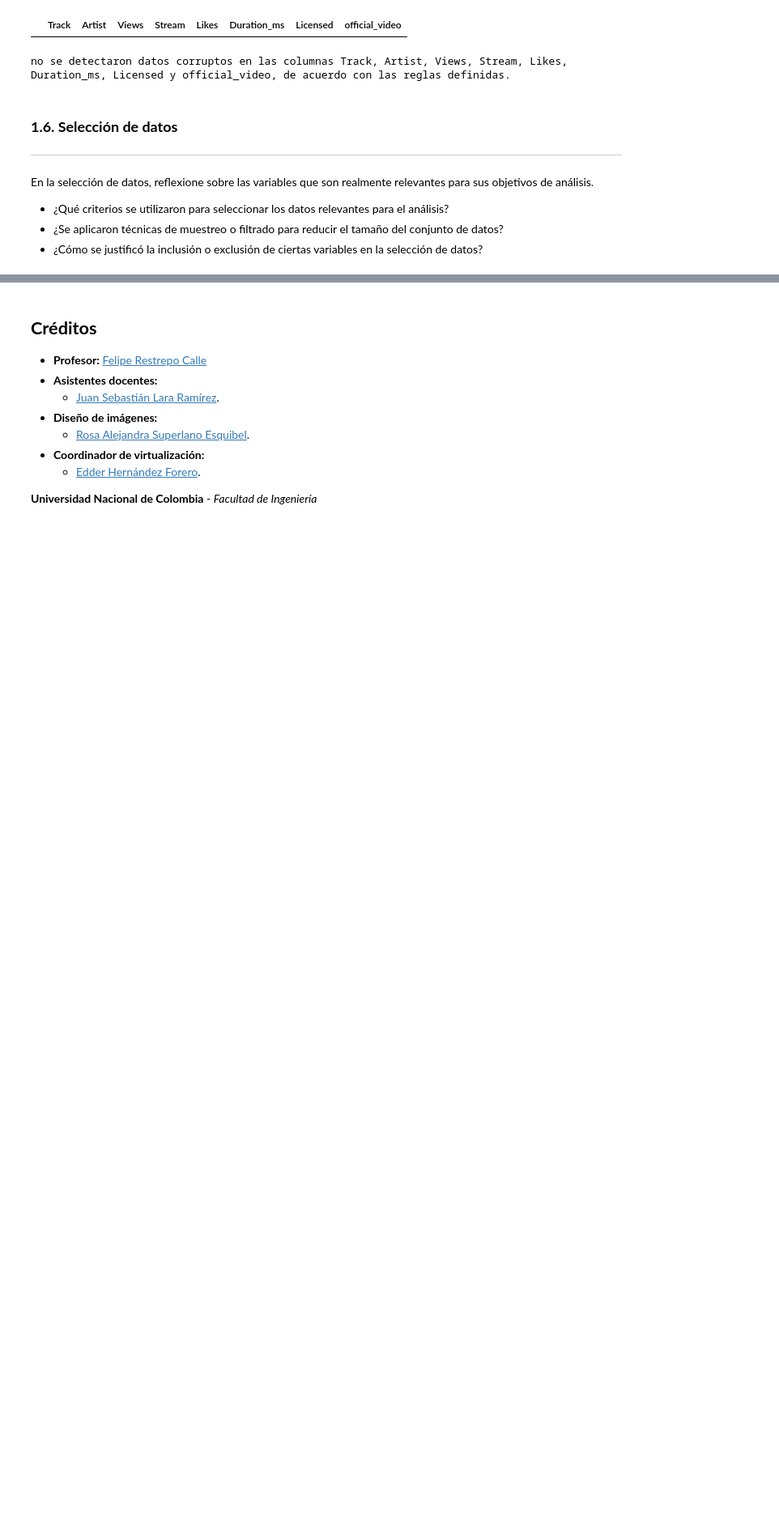
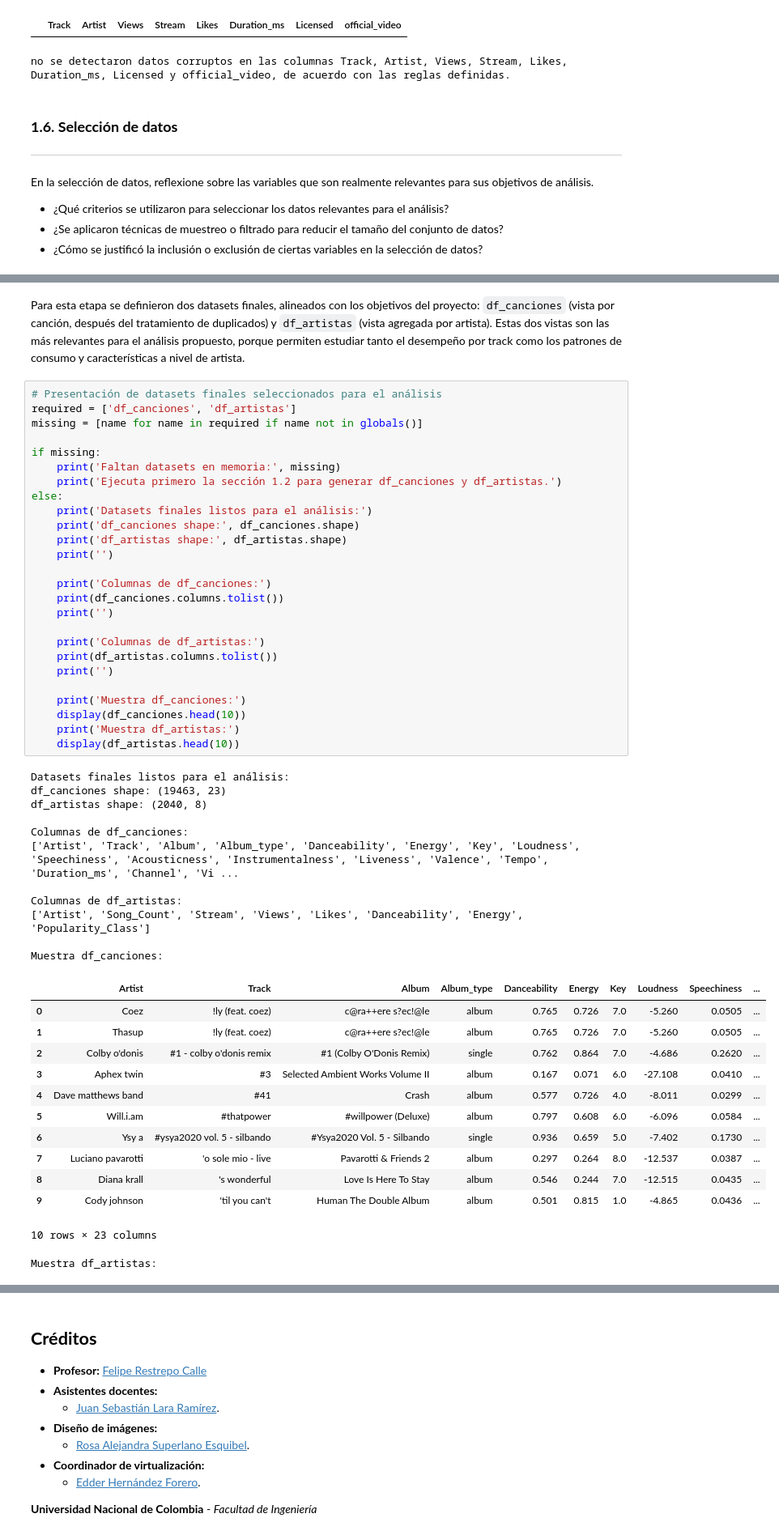
Before and after one commit to Locotin/diplomado-mlds, a Jupyter notebook: AVD/Proyecto/fase 3/M1U4_fase_3_Preparación_de_los_datos.ipynb, the cells around one changed output, grey strips where cells are left out. Shown at 81% size. Cells and saved outputs as stored; diff of their text form; blank space fills up the shorter version.

```diff
--- a/AVD/Proyecto/fase 3/M1U4_fase_3_Preparación_de_los_datos.ipynb
+++ b/AVD/Proyecto/fase 3/M1U4_fase_3_Preparación_de_los_datos.ipynb
@@ -532,0 +500,53 @@ Validacion - columnas excluidas removidas: True
+# %% [markdown]
+Para esta etapa se definieron dos datasets finales, alineados con los objetivos del proyecto: `df_canciones` (vista por canción, después del tratamiento de duplicados) y `df_artistas` (vista agregada por artista). Estas dos vistas son las más relevantes para el análisis propuesto, porque permiten estudiar tanto el desempeño por track como los patrones de consumo y características a nivel de artista.
+# %%
+# Presentación de datasets finales seleccionados para el análisis
+required = ['df_canciones', 'df_artistas']
+missing = [name for name in required if name not in globals()]
+
+if missing:
+    print('Faltan datasets en memoria:', missing)
+    print('Ejecuta primero la sección 1.2 para generar df_canciones y df_artistas.')
+else:
+    print('Datasets finales listos para el análisis:')
+    print('df_canciones shape:', df_canciones.shape)
+    print('df_artistas shape:', df_artistas.shape)
+    print('')
+
+    print('Columnas de df_canciones:')
+    print(df_canciones.columns.tolist())
+    print('')
+
+    print('Columnas de df_artistas:')
+    print(df_artistas.columns.tolist())
+    print('')
+
+    print('Muestra df_canciones:')
+    display(df_canciones.head(10))
+    print('Muestra df_artistas:')
+    display(df_artistas.head(10))
+# %% [output]
+Datasets finales listos para el análisis:
+df_canciones shape: (19463, 23)
+df_artistas shape: (2040, 8)
+
+Columnas de df_canciones:
+['Artist', 'Track', 'Album', 'Album_type', 'Danceability', 'Energy', 'Key', 'Loudness', 'Speechiness', 'Acousticness', 'Instrumentalness', 'Liveness', 'Valence', 'Tempo', 'Duration_ms', 'Channel', 'Vi ...
+
+Columnas de df_artistas:
+['Artist', 'Song_Count', 'Stream', 'Views', 'Likes', 'Danceability', 'Energy', 'Popularity_Class']
+
+Muestra df_canciones:
+|  | Artist | Track | Album | Album_type | Danceability | Energy | Key | Loudness | Speechiness | ... |
+| 0 | Coez | !ly (feat. coez) | c@ra++ere s?ec!@le | album | 0.765 | 0.726 | 7.0 | -5.260 | 0.0505 | ... |
+| 1 | Thasup | !ly (feat. coez) | c@ra++ere s?ec!@le | album | 0.765 | 0.726 | 7.0 | -5.260 | 0.0505 | ... |
+| 2 | Colby o'donis | #1 - colby o'donis remix | #1 (Colby O'Donis Remix) | single | 0.762 | 0.864 | 7.0 | -4.686 | 0.2620 | ... |
+| 3 | Aphex twin | #3 | Selected Ambient Works Volume II | album | 0.167 | 0.071 | 6.0 | -27.108 | 0.0410 | ... |
+| 4 | Dave matthews band | #41 | Crash | album | 0.577 | 0.726 | 4.0 | -8.011 | 0.0299 | ... |
+| 5 | Will.i.am | #thatpower | #willpower (Deluxe) | album | 0.797 | 0.608 | 6.0 | -6.096 | 0.0584 | ... |
+| 6 | Ysy a | #ysya2020 vol. 5 - silbando | #Ysya2020 Vol. 5 - Silbando | single | 0.936 | 0.659 | 5.0 | -7.402 | 0.1730 | ... |
+| 7 | Luciano pavarotti | 'o sole mio - live | Pavarotti & Friends 2 | album | 0.297 | 0.264 | 8.0 | -12.537 | 0.0387 | ... |
+| 8 | Diana krall | 's wonderful | Love Is Here To Stay | album | 0.546 | 0.244 | 7.0 | -12.515 | 0.0435 | ... |
+| 9 | Cody johnson | 'til you can't | Human The Double Album | album | 0.501 | 0.815 | 1.0 | -4.865 | 0.0436 | ... |
+10 rows × 23 columns
+Muestra df_artistas:
```
Also changed, not shown: parts of 9 cells of this notebook.
